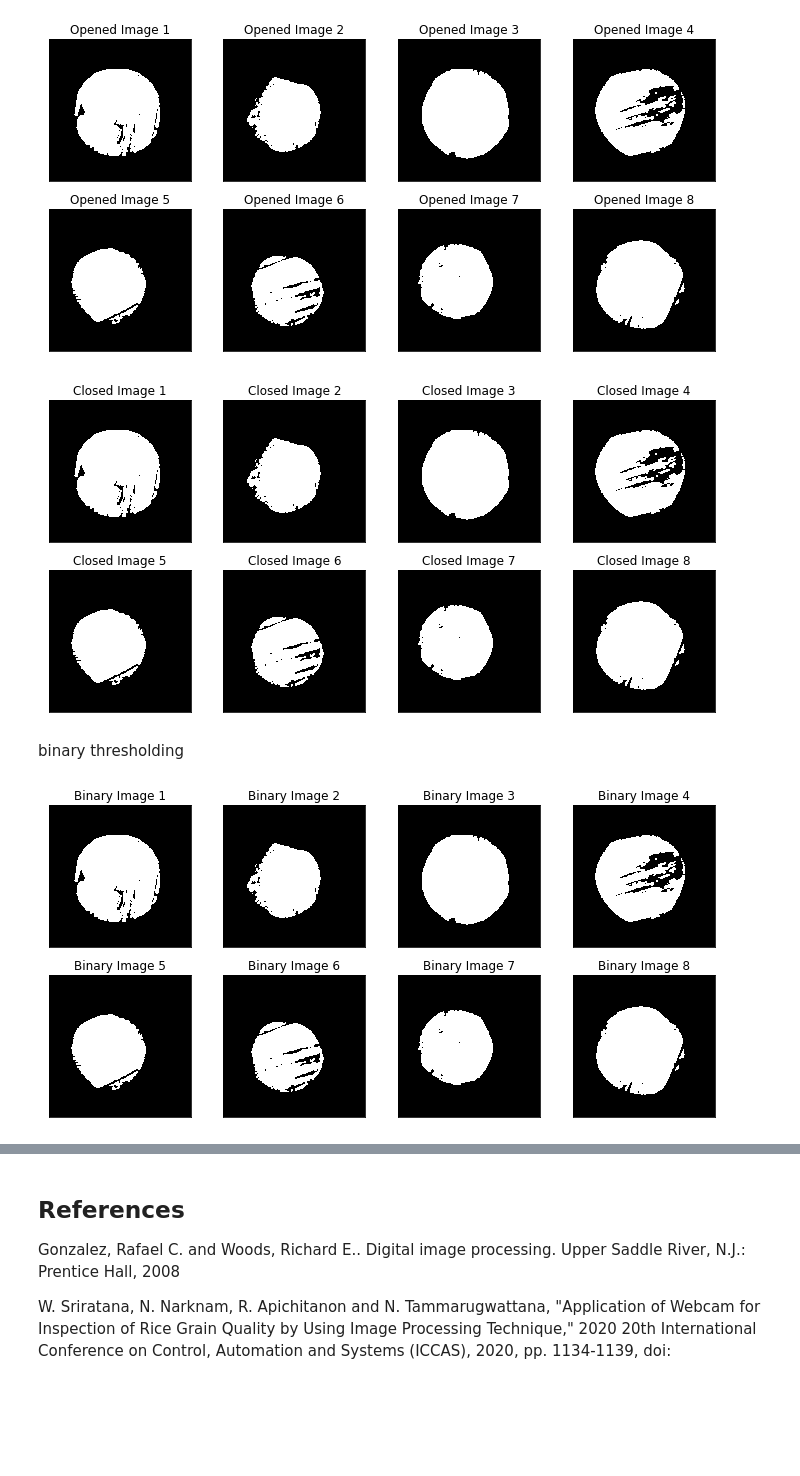
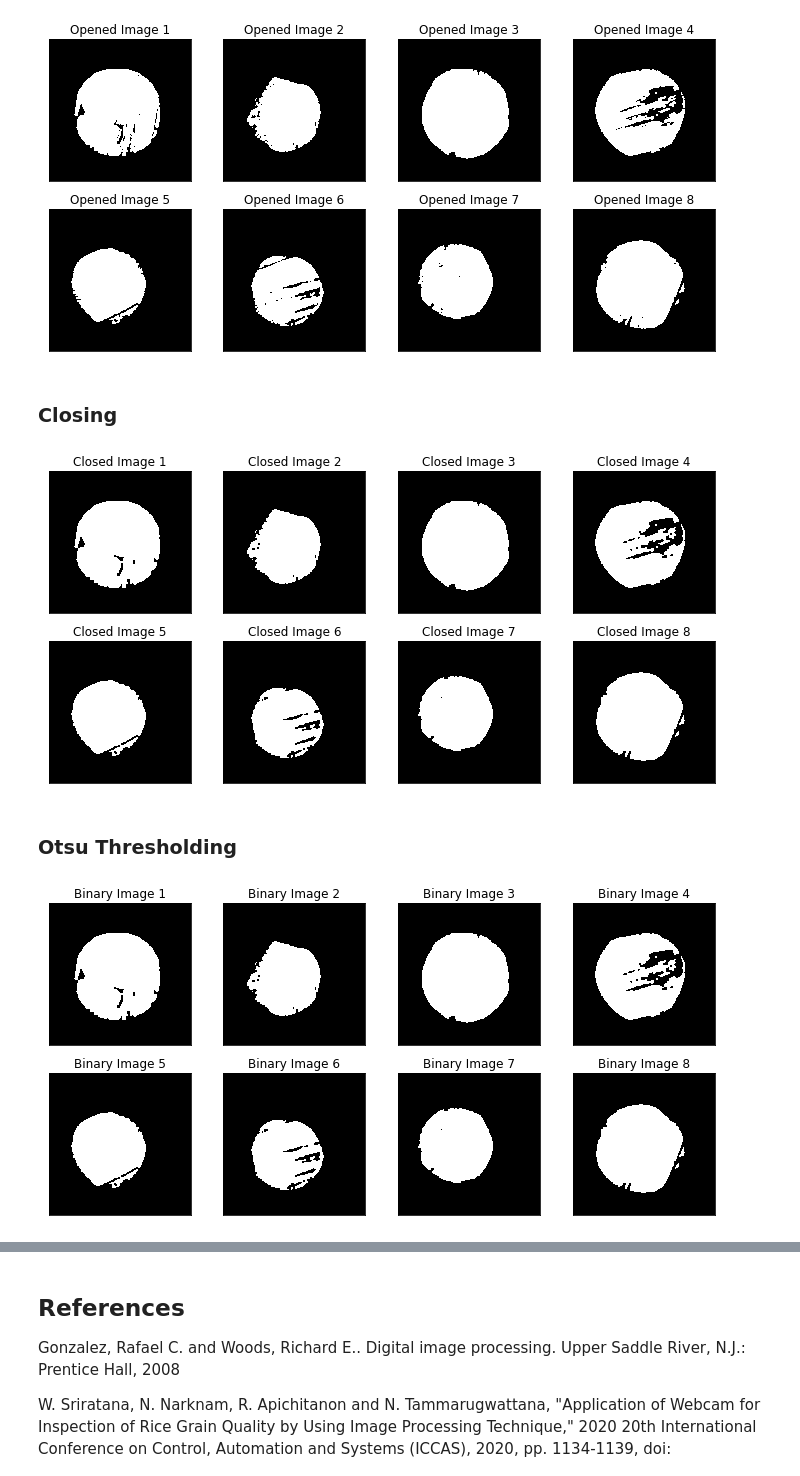
Before and after one commit to rad-mit/CS5102-Digital-Image-Processing-Project, a Jupyter notebook: Project/DIP_Project_2.ipynb, the cells around one changed output, grey strips where cells are left out. Cells and saved outputs as stored; diff of their text form; code cells hidden in the pictures; blank space fills up the shorter version.

```diff
--- a/Project/DIP_Project_2.ipynb
+++ b/Project/DIP_Project_2.ipynb
@@ -118,19 +122,21 @@ for i in range(len(equal_images)):
     plt.xticks([]),plt.yticks([])
 # %% [output]
 [figure]
+# %% [markdown]
+### Closing
 # %%
 kernel = np.ones((5,5),np.uint8)
 closed_images=[]
 for i in range(len(equal_images)):
-    closed_images.append(cv2.morphologyEx(open_images[i], cv2.MORPH_OPEN, kernel))
+    closed_images.append(cv2.morphologyEx(open_images[i], cv2.MORPH_CLOSE, kernel))
 
     plt.subplot(4,4,i+1),plt.imshow(closed_images[i],'gray')
     plt.title("Closed Image "+str(i+1))
     plt.xticks([]),plt.yticks([])
 # %% [output]
-[figure, old version]
+[figure, new version]
-# %% [markdown]
-binary thresholding
+# %% [markdown]
+### Otsu Thresholding
 # %%
 # binary_images=[]
 # for i in range(len(closed_images)):
@@ -150,4 +156,4 @@ for i in range(len(closed_images)):
     plt.title("Binary Image "+str(i+1))
     plt.xticks([]),plt.yticks([])
 # %% [output]
-[figure, old version]
+[figure, new version]
```
Also changed, not shown: parts of 8 cells of this notebook.
